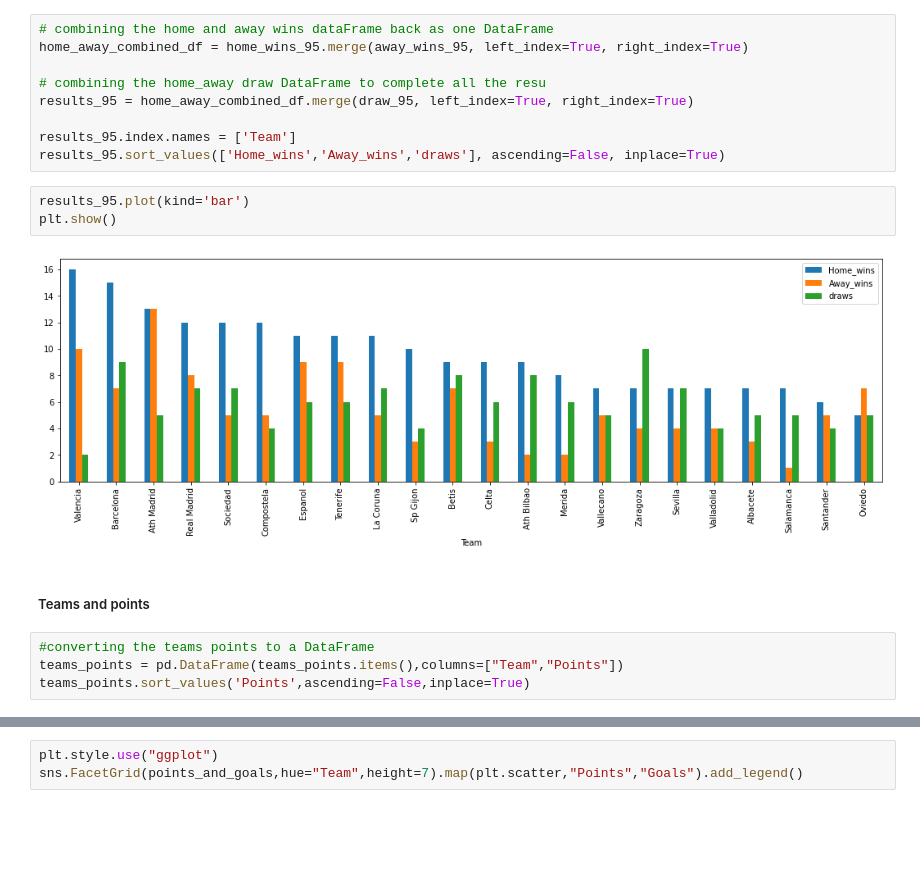
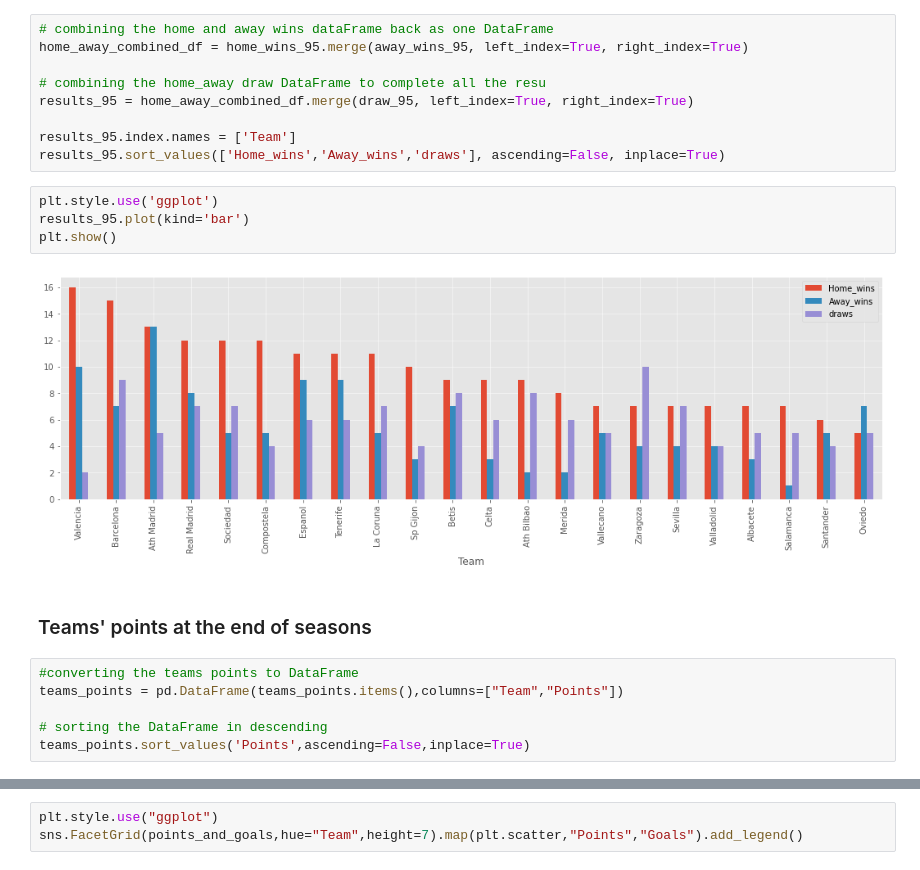
Before and after one commit to Wisal-Mukhtiar/Insights-from-Laliga-Dataset, a Jupyter notebook: laliga.ipynb, the cells around one changed output, grey strips where cells are left out. Drawn from its saved outputs; the diff is of its cells as text; blank space fills up the shorter version.

```diff
--- a/laliga.ipynb
+++ b/laliga.ipynb
@@ -179,15 +179,18 @@ results_95 = home_away_combined_df.merge(draw_95, left_index=True, right_index=T
 results_95.index.names = ['Team']
 results_95.sort_values(['Home_wins','Away_wins','draws'], ascending=False, inplace=True)
 # %%
+plt.style.use('ggplot')
 results_95.plot(kind='bar')
 plt.show()
 # %% [output]
-[figure, old version]
+[figure, new version]
 # %% [markdown]
-##### Teams and points
+### Teams' points at the end of seasons
 # %%
-#converting the teams points to a DataFrame
+#converting the teams points to DataFrame
 teams_points = pd.DataFrame(teams_points.items(),columns=["Team","Points"])
+
+# sorting the DataFrame in descending
 teams_points.sort_values('Points',ascending=False,inplace=True)
 # %%
 fig, ax = plt.subplots()
```
Also changed, not shown: parts of 18 cells of this notebook.
